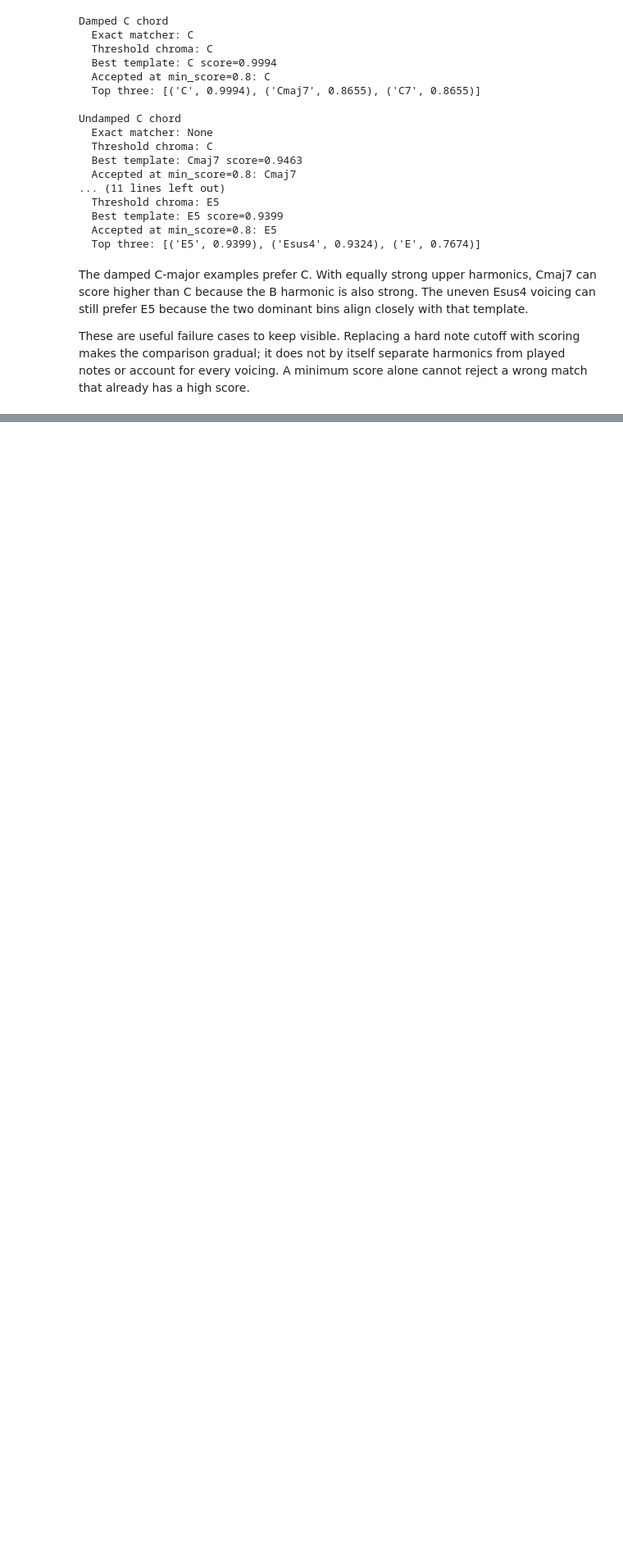
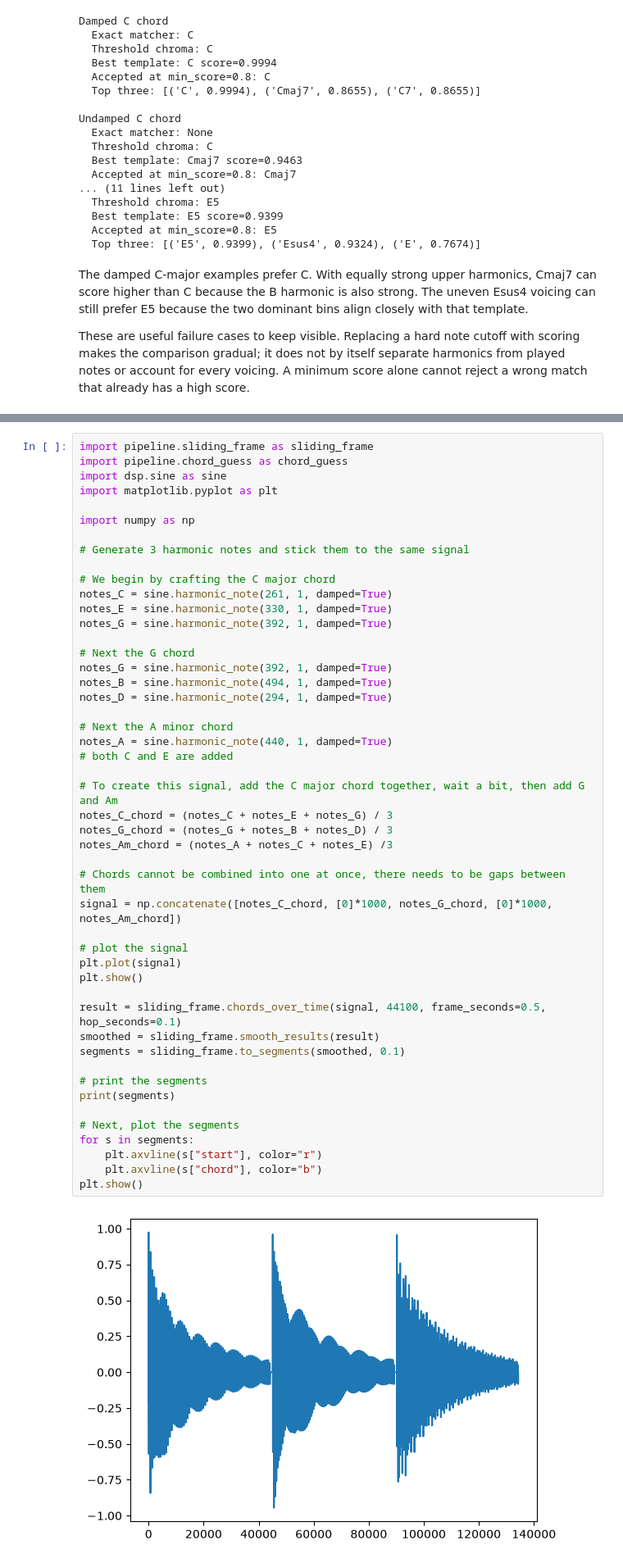
Before and after one commit to GumballGB/chordsense, a Jupyter notebook: explore.ipynb, the cells around one changed output, grey strips where cells are left out. Shown at 82% size. Drawn from its saved outputs; the diff is of its cells as text; blank space fills up the shorter version.

Commit message:
smoothing and segments added

```diff
--- a/explore.ipynb
+++ b/explore.ipynb
@@ -587,0 +623,50 @@ These are useful failure cases to keep visible. Replacing a hard note cutoff wit
+# %%
+import pipeline.sliding_frame as sliding_frame
+import pipeline.chord_guess as chord_guess
+import dsp.sine as sine
+import matplotlib.pyplot as plt
+
+import numpy as np
+
+# Generate 3 harmonic notes and stick them to the same signal
+
+# We begin by crafting the C major chord
+notes_C = sine.harmonic_note(261, 1, damped=True)
+notes_E = sine.harmonic_note(330, 1, damped=True)
+notes_G = sine.harmonic_note(392, 1, damped=True)
+
+# Next the G chord
+notes_G = sine.harmonic_note(392, 1, damped=True)
+notes_B = sine.harmonic_note(494, 1, damped=True)
+notes_D = sine.harmonic_note(294, 1, damped=True)
+
+# Next the A minor chord
+notes_A = sine.harmonic_note(440, 1, damped=True)
+# both C and E are added
+
+# To create this signal, add the C major chord together, wait a bit, then add G and Am
+notes_C_chord = (notes_C + notes_E + notes_G) / 3
+notes_G_chord = (notes_G + notes_B + notes_D) / 3
+notes_Am_chord = (notes_A + notes_C + notes_E) /3
+
+# Chords cannot be combined into one at once, there needs to be gaps between them
+signal = np.concatenate([notes_C_chord, [0]*1000, notes_G_chord, [0]*1000, notes_Am_chord])
+
+# plot the signal
+plt.plot(signal)
+plt.show()
+
+result = sliding_frame.chords_over_time(signal, 44100, frame_seconds=0.5, hop_seconds=0.1)
+smoothed = sliding_frame.smooth_results(result)
+segments = sliding_frame.to_segments(smoothed, 0.1)
+
+# print the segments
+print(segments)
+
+# Next, plot the segments
+for s in segments:
+    plt.axvline(s["start"], color="r")
+    plt.axvline(s["chord"], color="b")
+plt.show()
+# %% [output]
+[figure, added]
```
Also changed, not shown: parts of 2 cells of this notebook, 2 other files.
